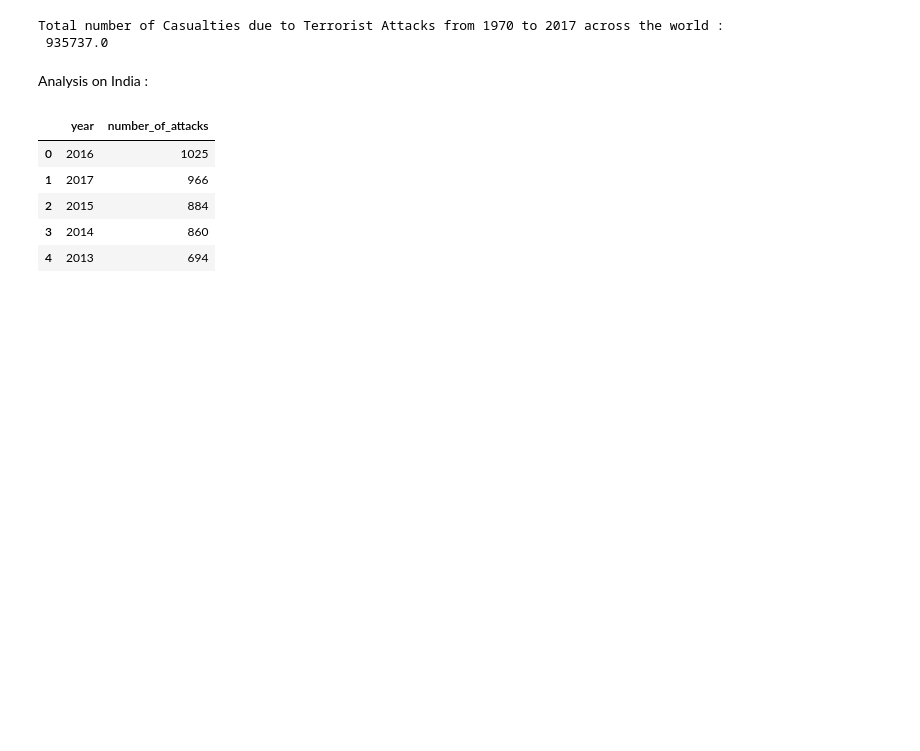
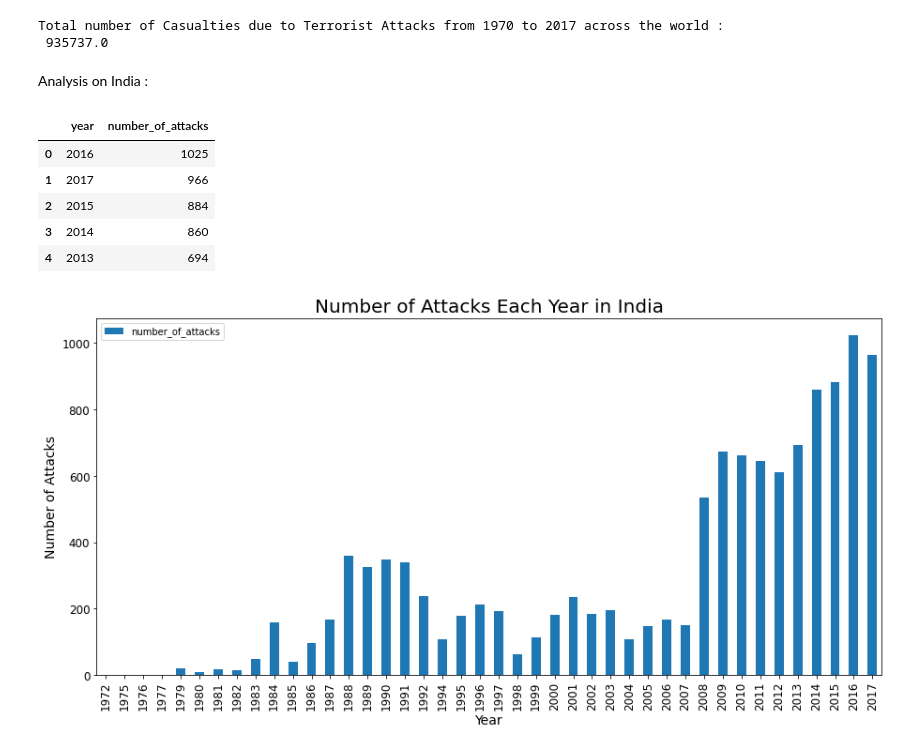
Before and after one commit to pmgumble/Bootstrap-5-Tutorial-Portfolio, a Jupyter notebook: Global_Terrorism_Analysis_Capstone_Project.ipynb, the cells around one changed output. Cells and saved outputs as stored; diff of their text form; code cells hidden in the pictures; blank space fills up the shorter version.

```diff
--- a/Global_Terrorism_Analysis_Capstone_Project.ipynb
+++ b/Global_Terrorism_Analysis_Capstone_Project.ipynb
@@ -532,3 +532,13 @@ number_of_attacks_by_year.head()
 | 2 | 2015 | 884 |
 | 3 | 2014 | 860 |
 | 4 | 2013 | 694 |
+# %%
+# Plotting Nof of Attacks Yearwise
+number_of_attacks_by_year.sort_values('year',ascending= True).plot(kind='bar',x='year',y='number_of_attacks', figsize = [15,7])
+plt.yticks(fontsize=12)
+plt.xticks(fontsize=12)
+plt.xlabel('Year', fontsize=14)
+plt.ylabel('Number of Attacks', fontsize=14)
+plt.title('Number of Attacks Each Year in India', fontsize=20);
+# %% [output]
+[figure, added]
```
Also changed, not shown: parts of 8 cells of this notebook.
